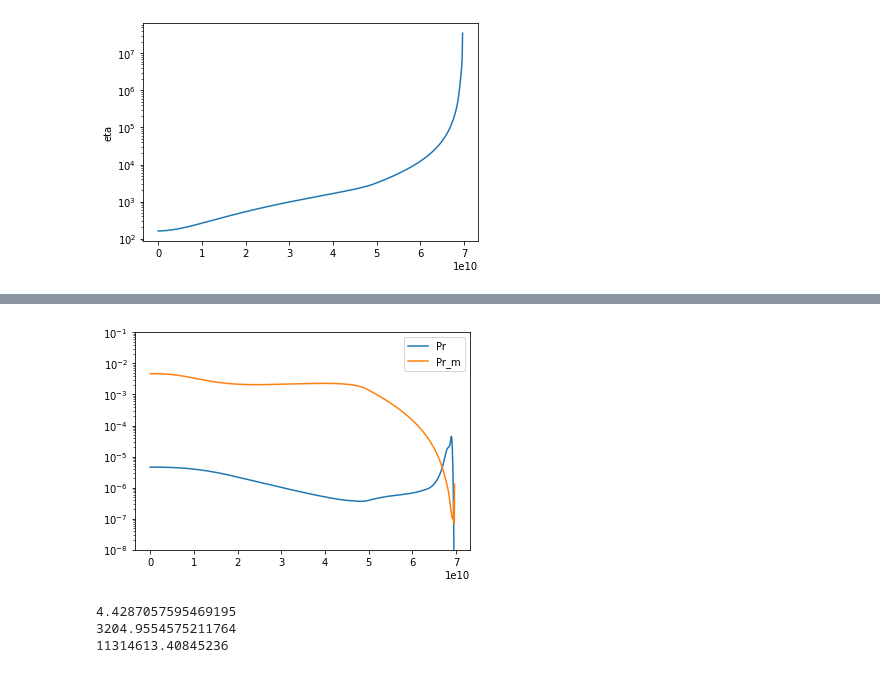
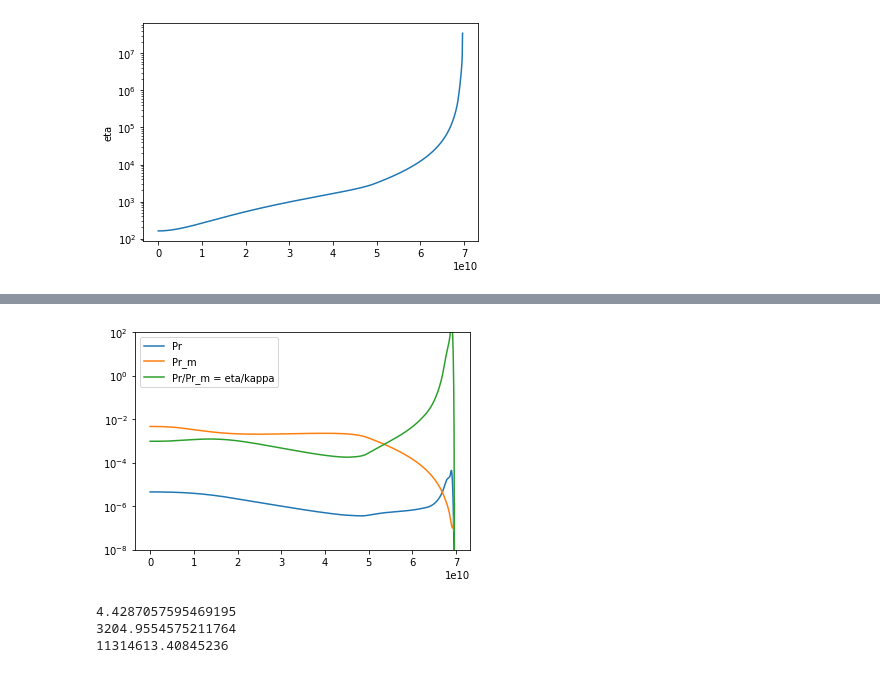
Before and after one commit to illorenzo7/Research_Notes, a Jupyter notebook: Model_S/Diffusions.ipynb, the cells around one changed output, grey strips where cells are left out. Saved outputs shown, nothing was run; the diff lists cells and outputs as text; code cells hidden in the pictures.

Commit message:
about to make first nice plot for Model S

```diff
--- a/Model_S/Diffusions.ipynb
+++ b/Model_S/Diffusions.ipynb
@@ -38,12 +47,10 @@ plt.yscale('log')
 # %%
 # plot Prandtl numbers
-prm = nu/eta
-pr = nu/kappa
-
-plt.plot(rr, pr, label='Pr')
-plt.plot(rr, prm, label='Pr_m')
+plt.plot(di.rr, di.pr, label='Pr')
+plt.plot(di.rr, di.prm, label='Pr_m')
+plt.plot(di.rr, di.pr/di.prm, label='Pr/Pr_m = eta/kappa')
 plt.legend()
-plt.ylim(1e-8, .1)
+plt.ylim(1e-8, 100)
 plt.yscale('log')
 # %% [output]
-[figure, old version]
+[figure, new version]
```
Also changed, not shown: parts of 2 cells of this notebook, 1 other file.
